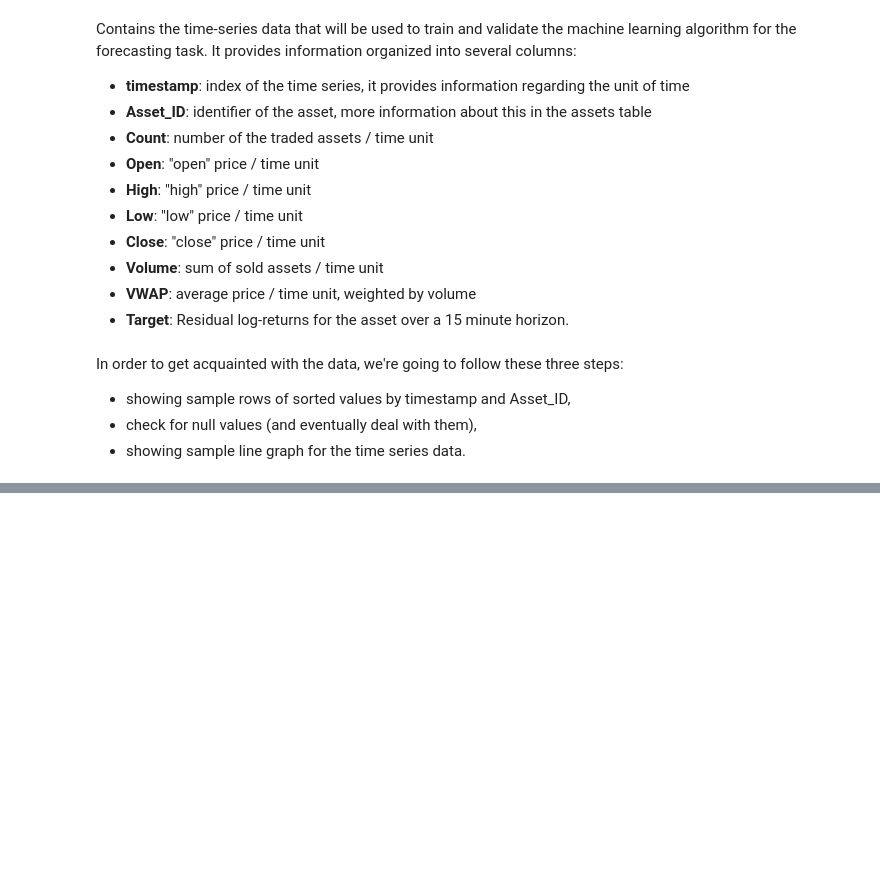
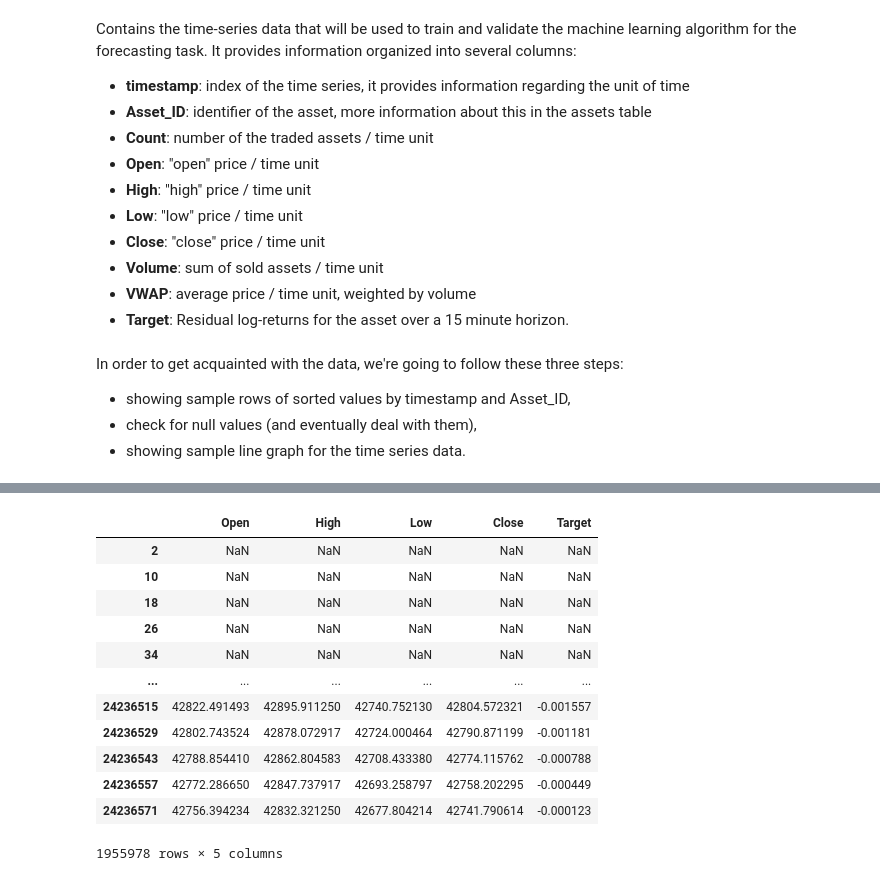
Before and after one commit to tfranza/crypto-forecasting, a Jupyter notebook: eda.ipynb, the cells around one changed output, grey strips where cells are left out. Saved outputs shown, nothing was run; the diff lists cells and outputs as text; code cells hidden in the pictures; blank space fills up the shorter version.

```diff
--- a/eda.ipynb
+++ b/eda.ipynb
@@ -120,0 +149,20 @@ fig.show()
+# %%
+bc_roll = bc[['Open', 'High', 'Low', 'Close', 'Target']].rolling(window=24)
+bc_roll_mean = bc_roll.mean()
+bc_roll_std = bc_roll.std()
+# %%
+bc_roll_mean
+# %% [output]
+|  | Open | High | Low | Close | Target |
+| 2 | NaN | NaN | NaN | NaN | NaN |
+| 10 | NaN | NaN | NaN | NaN | NaN |
+| 18 | NaN | NaN | NaN | NaN | NaN |
+| 26 | NaN | NaN | NaN | NaN | NaN |
+| 34 | NaN | NaN | NaN | NaN | NaN |
+| ... | ... | ... | ... | ... | ... |
+| 24236515 | 42822.491493 | 42895.911250 | 42740.752130 | 42804.572321 | -0.001557 |
+| 24236529 | 42802.743524 | 42878.072917 | 42724.000464 | 42790.871199 | -0.001181 |
+| 24236543 | 42788.854410 | 42862.804583 | 42708.433380 | 42774.115762 | -0.000788 |
+| 24236557 | 42772.286650 | 42847.737917 | 42693.258797 | 42758.202295 | -0.000449 |
+| 24236571 | 42756.394234 | 42832.321250 | 42677.804214 | 42741.790614 | -0.000123 |
+1955978 rows × 5 columns
```
Also changed, not shown: parts of 11 cells of this notebook.
